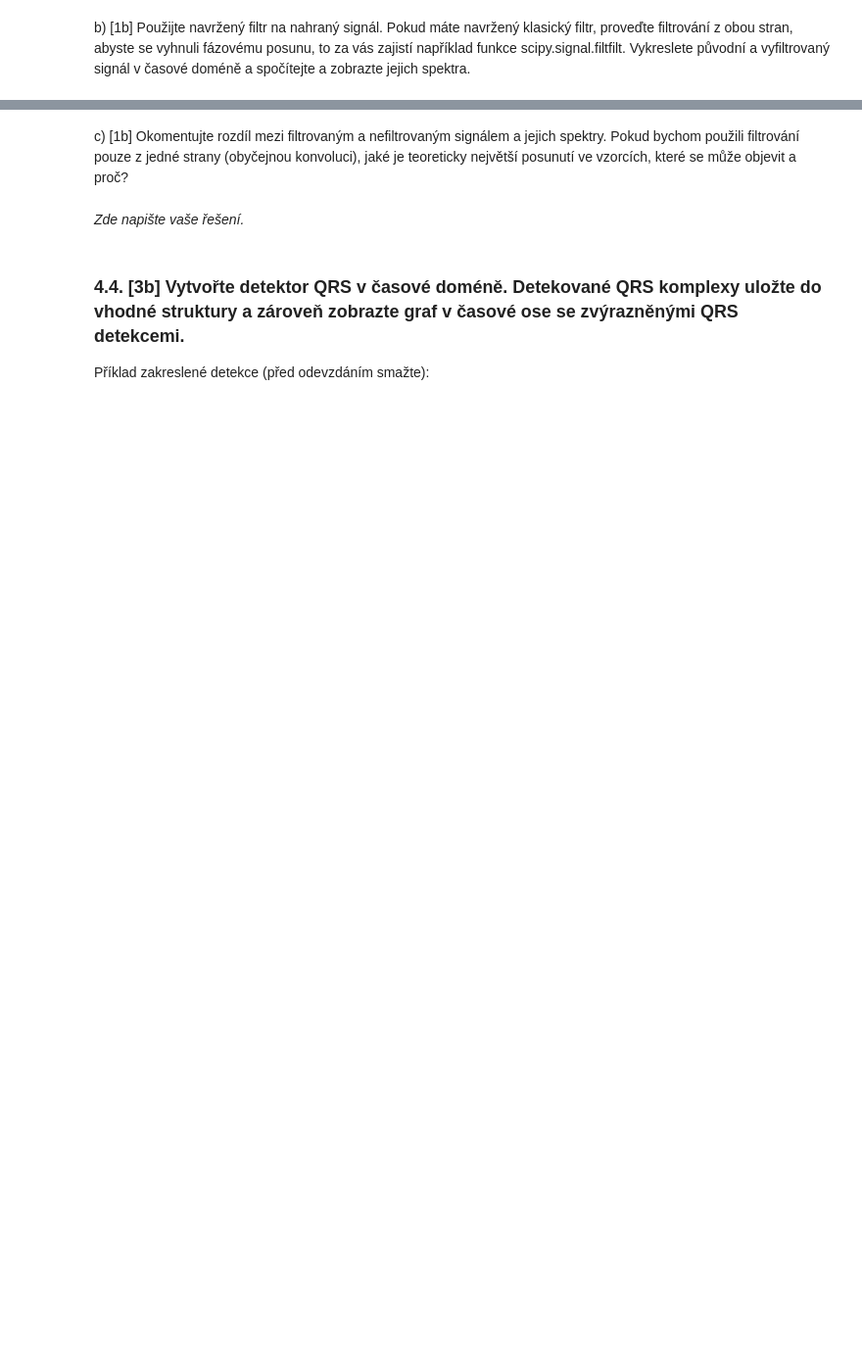
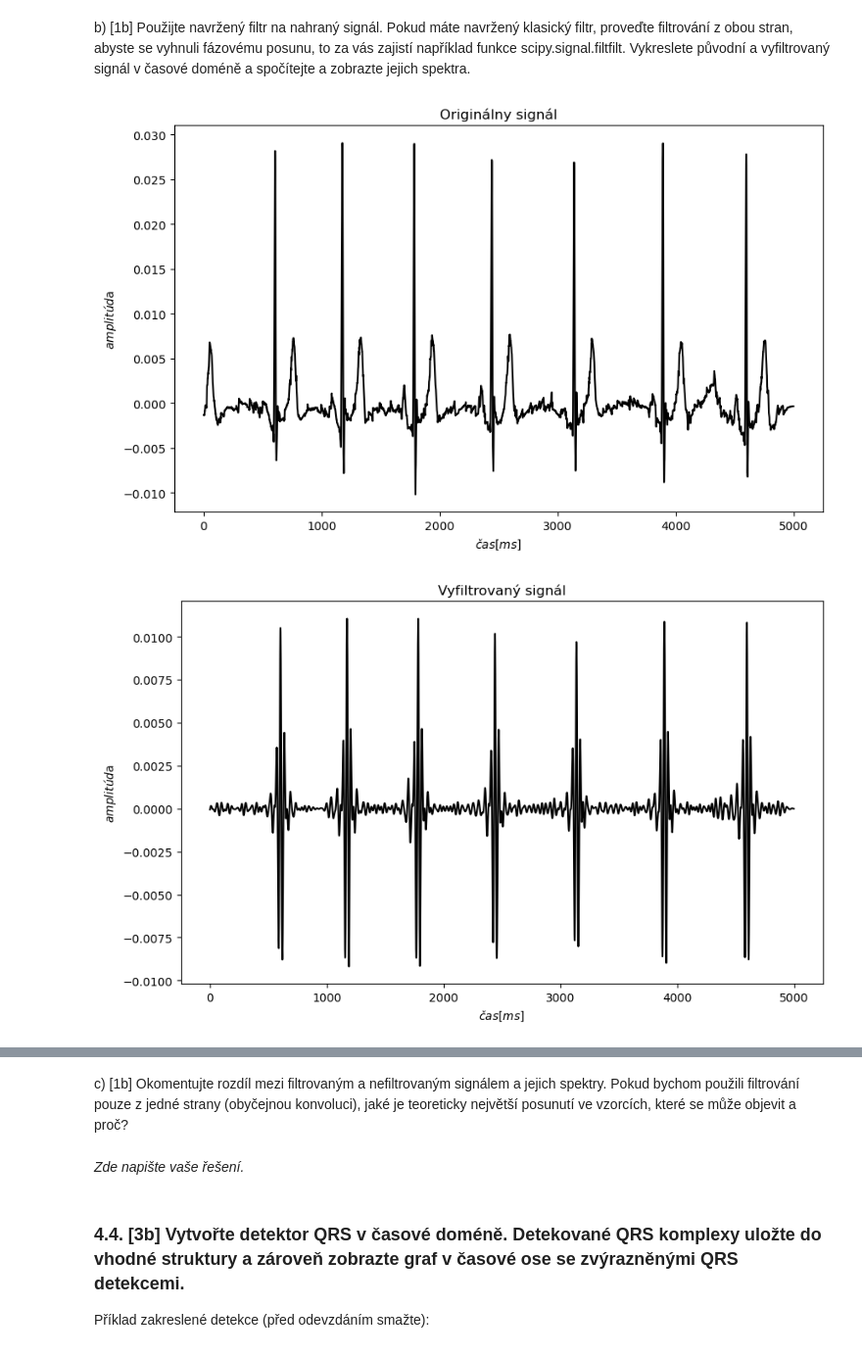
Before and after one commit to matusHubinsky/iss-project-2023, a Jupyter notebook: ISS_ECGProject_2023.ipynb, the cells around one changed output, grey strips where cells are left out. Shown at 98% size. Drawn from its saved outputs; the diff is of its cells as text; code cells hidden in the pictures; blank space fills up the shorter version.

```diff
--- a/ISS_ECGProject_2023.ipynb
+++ b/ISS_ECGProject_2023.ipynb
@@ -224,0 +270,63 @@ a) [2b] Vytvořte filtr pásmové propusti, možnosti jsou dvě: buďto filtrova
+# %%
+import matplotlib.pyplot as plt
+from scipy.signal import butter, filtfilt, fftconvolve
+import soundfile as sf
+
+def log_PSD(x_values):
+	y_values = []
+	for x in x_values:
+		y_values.append(math.log(x**2, 2))
+	return y_values
+
+# 10hz - 20hz
+def filter(signal):
+    # Define the bandpass filter parameters
+    low_cutoff = 10  # Lower cutoff frequency in Hz
+    high_cutoff = 20  # Upper cutoff frequency in Hz
+    order = 4  # Filter order
+
+    # Normalize the cutoff frequencies by the Nyquist frequency
+    low_cutoff /= 0.5 * fs
+    high_cutoff /= 0.5 * fs
+
+    # Design the bandpass filter using Butterworth filter
+    b, a = butter(order, [low_cutoff, high_cutoff], btype='band')
+
+    # Apply the filter to the original signal
+    return filtfilt(b, a, signal)
+
+
+for i in range(3):
+    x, fs = sf.read("xhubin04.wav." + str(i))
+
+    plt.figure(figsize=(10, 6))
+    plt.title('Originálny signál')
+    plt.gca().set_xlabel('$čas[ms]$')
+    plt.gca().set_ylabel('$amplitúd$a')
+    plt.plot(x, color='black')
+    plt.show()
+
+    plt.figure(figsize=(10, 6))
+    plt.title('Vyfiltrovaný signál')
+    plt.gca().set_xlabel('$čas[ms]$')
+    plt.gca().set_ylabel('$amplitúd$a')
+    plt.plot(filter(x), color='black')
+    plt.show()
+
+    spectrum_original = abs(np.fft.fft(x))
+    spectrum_filtered = abs(np.fft.fft(filter(x)))
+
+    plt.figure(figsize=(10, 6))
+    plt.title('Spektrum originálneho signálu')
+    plt.gca().set_ylabel('$ logPSD[Db] $')
+    plt.gca().set_xlabel('$ frekvencia[Hz] $')
+    plt.plot(log_PSD(spectrum_original[:spectrum_original.size//2]), color='black')
+
+    plt.figure(figsize=(10, 6))
+    plt.title('Spektrum vyfiltrovaného signálu')
+    plt.gca().set_ylabel('$ logPSD[Db] $')
+    plt.gca().set_xlabel('$ frekvencia[Hz] $')
+    plt.plot(log_PSD(spectrum_filtered[:spectrum_filtered.size//2]), color='black')
+# %% [output]
+[figure, added]
+[figure, added]
```
Also changed, not shown: parts of 8 cells of this notebook, 3 other files.
